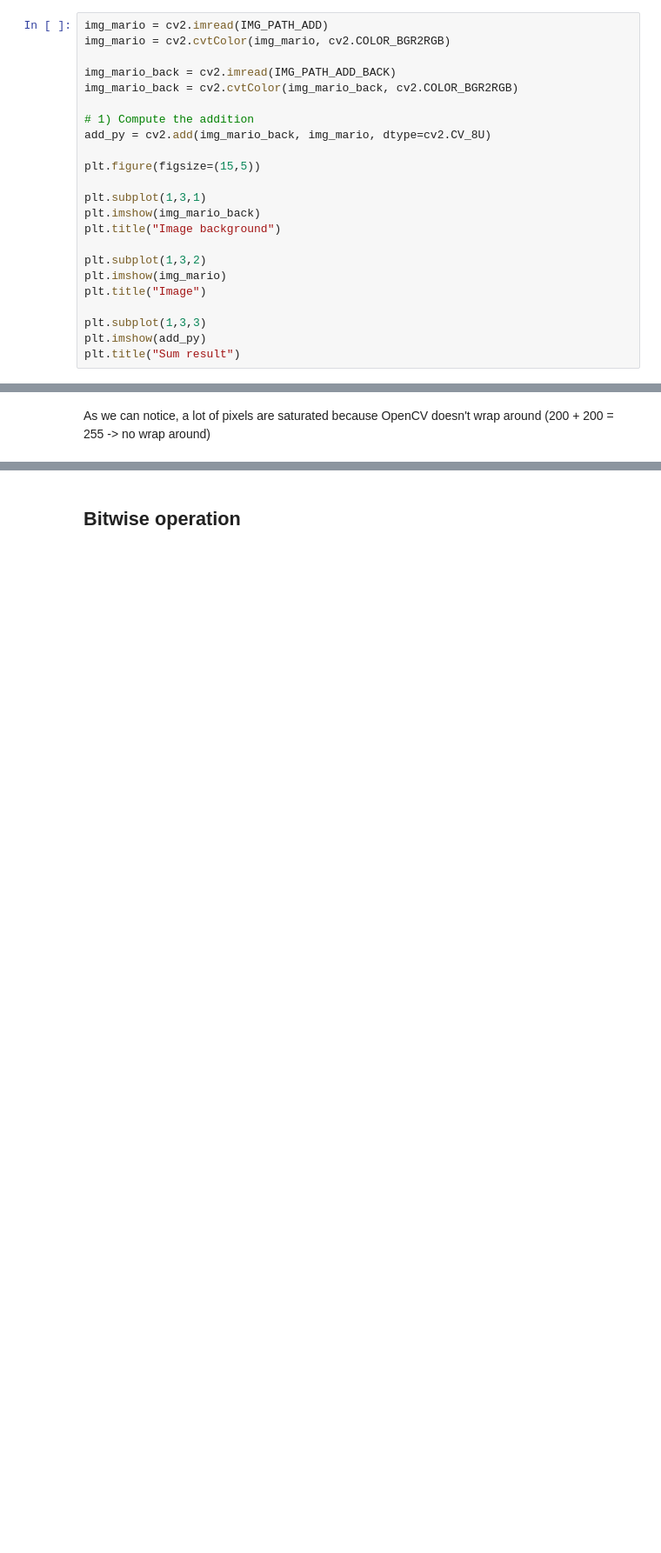
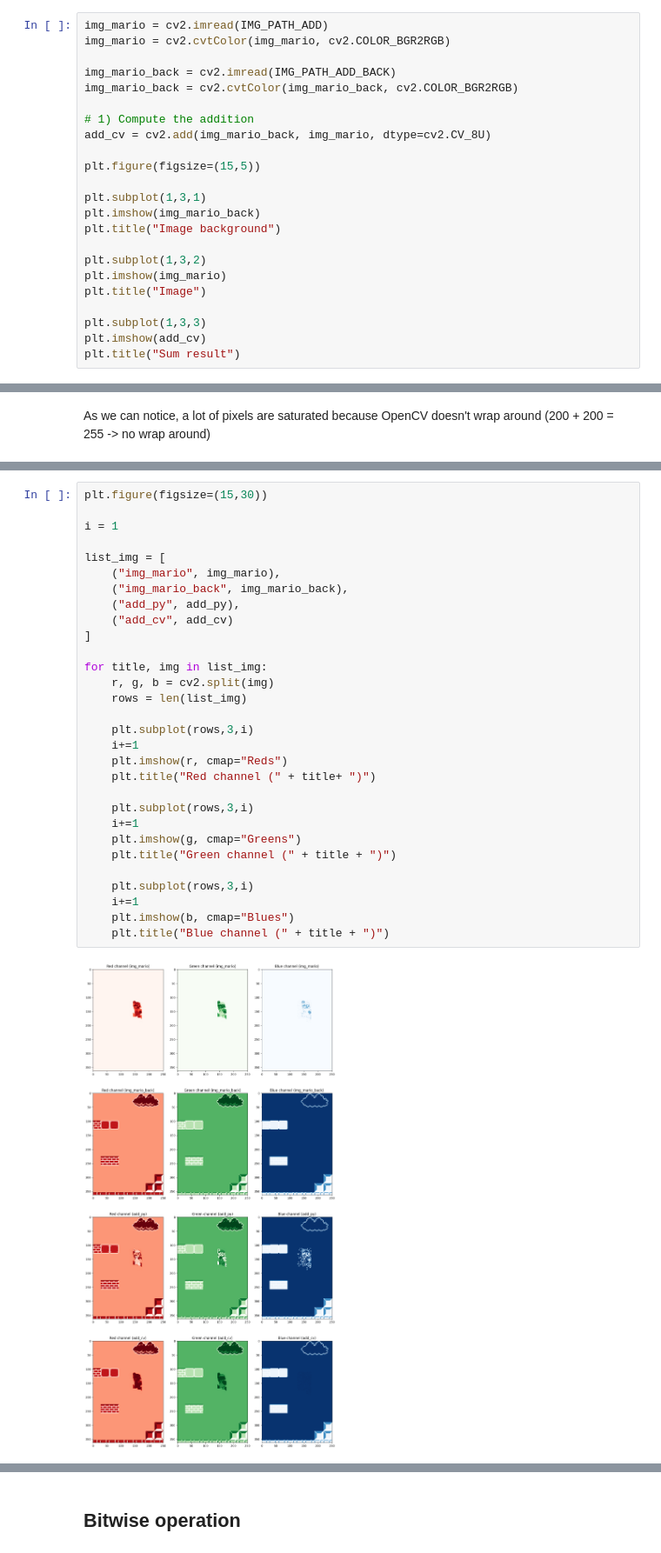
Before and after one commit to LorenzoSansone/Computer-Vision-and-Image-Processing-fundamentals, a Jupyter notebook: 01-basic operation/Arithmetich_operation.ipynb, the cells around one changed output, grey strips where cells are left out. Shown at 87% size. Drawn from its saved outputs; the diff is of its cells as text; blank space fills up the shorter version.

```diff
--- a/01-basic operation/Arithmetich_operation.ipynb
+++ b/01-basic operation/Arithmetich_operation.ipynb
@@ -417,7 +415,7 @@ img_mario_back = cv2.imread(IMG_PATH_ADD_BACK)
 img_mario_back = cv2.cvtColor(img_mario_back, cv2.COLOR_BGR2RGB)
 
 # 1) Compute the addition
-add_py = cv2.add(img_mario_back, img_mario, dtype=cv2.CV_8U)
+add_cv = cv2.add(img_mario_back, img_mario, dtype=cv2.CV_8U)
 
 plt.figure(figsize=(15,5))
 
@@ -430,7 +428,7 @@ plt.imshow(img_mario)
 plt.title("Image")
 
 plt.subplot(1,3,3)
-plt.imshow(add_py)
+plt.imshow(add_cv)
 plt.title("Sum result")
 # %% [output]
 Text(0.5, 1.0, 'Sum result')
@@ -439,0 +440,32 @@ As we can notice, a lot of pixels are saturated because OpenCV doesn't wrap arou
+# %%
+plt.figure(figsize=(15,30))
+
+i = 1
+
+list_img = [
+    ("img_mario", img_mario),
+    ("img_mario_back", img_mario_back),
+    ("add_py", add_py),
+    ("add_cv", add_cv)
+]
+
+for title, img in list_img:
+    r, g, b = cv2.split(img)
+    rows = len(list_img)
+
+    plt.subplot(rows,3,i)
+    i+=1
+    plt.imshow(r, cmap="Reds")
+    plt.title("Red channel (" + title+ ")")
+
+    plt.subplot(rows,3,i)
+    i+=1
+    plt.imshow(g, cmap="Greens")
+    plt.title("Green channel (" + title + ")")
+
+    plt.subplot(rows,3,i)
+    i+=1
+    plt.imshow(b, cmap="Blues")
+    plt.title("Blue channel (" + title + ")")
+# %% [output]
+[figure, added]
```
Also changed, not shown: parts of 20 cells of this notebook, 3 other files.
